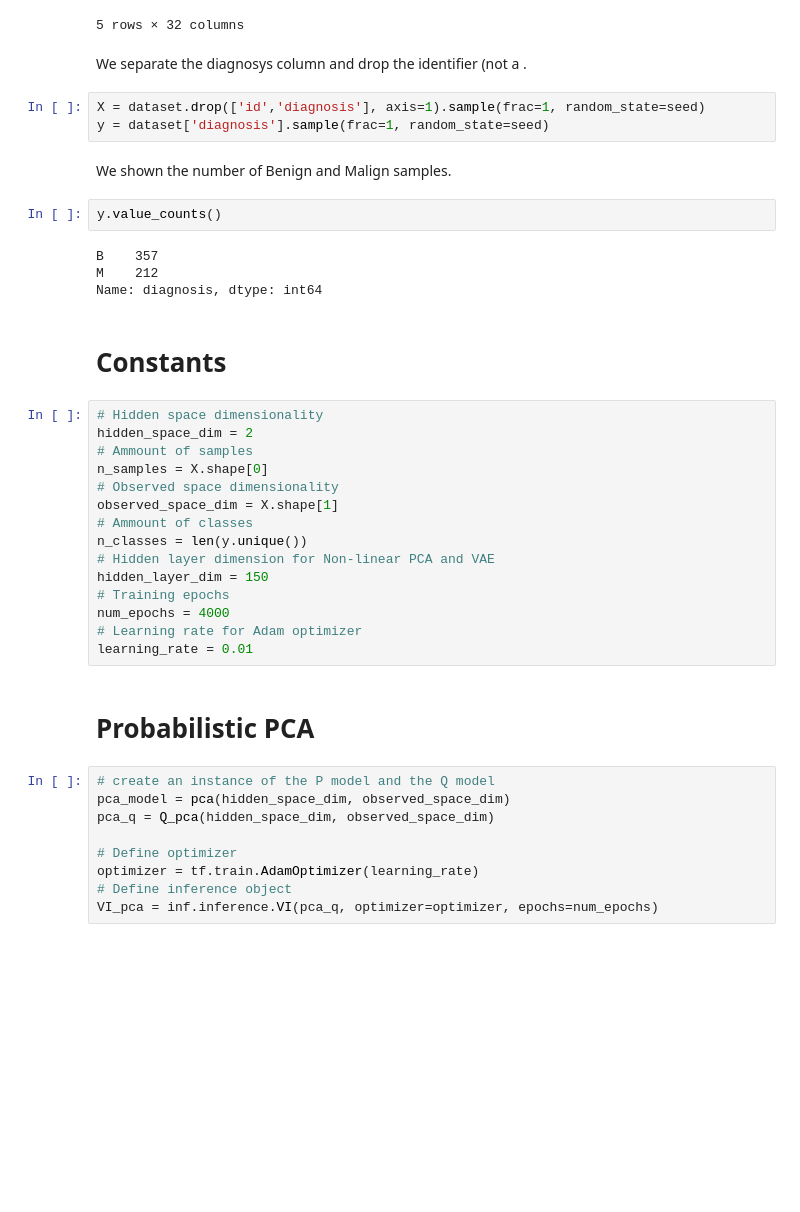
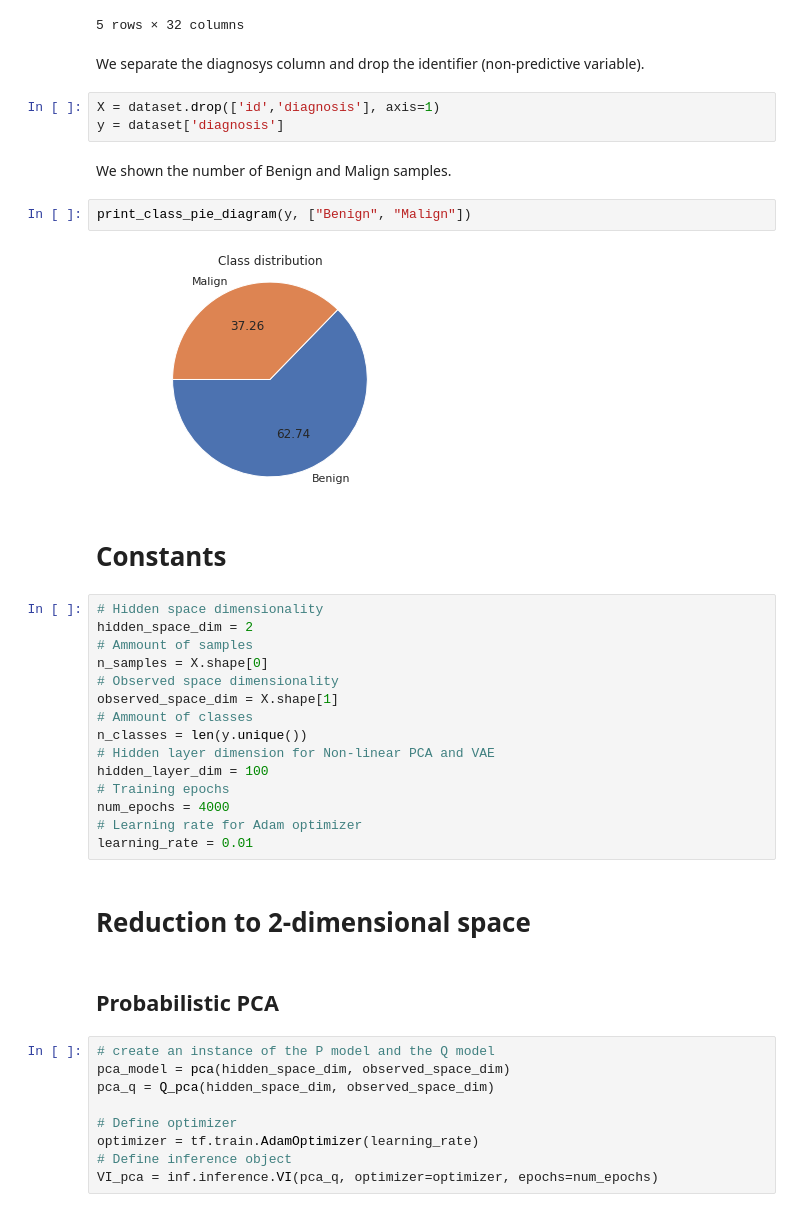
Before and after one commit to Ludvins/Statistical-Models-with-Variational-Methods, a Jupyter notebook: src/Breast_Cancer_Wisconsin_database_VI_dimensionality_reduction.ipynb, the cells around one changed output. Drawn from its saved outputs; the diff is of its cells as text; blank space fills up the shorter version.

```diff
--- a/src/Breast_Cancer_Wisconsin_database_VI_dimensionality_reduction.ipynb
+++ b/src/Breast_Cancer_Wisconsin_database_VI_dimensionality_reduction.ipynb
@@ -22,18 +27,16 @@ dataset.head()
 | 4 | 84358402 | M | 20.29 | 14.34 | 135.10 | 1297.0 | 0.10030 | ... |
 5 rows × 32 columns
 # %% [markdown]
-We separate the diagnosys column and drop the identifier (not a .
+We separate the diagnosys column and drop the identifier (non-predictive variable).
 # %%
-X = dataset.drop(['id','diagnosis'], axis=1).sample(frac=1, random_state=seed)
-y = dataset['diagnosis'].sample(frac=1, random_state=seed)
+X = dataset.drop(['id','diagnosis'], axis=1)
+y = dataset['diagnosis']
 # %% [markdown]
 We shown the number of Benign and Malign samples.
-# %%
-y.value_counts()
-# %% [output]
-B    357
-M    212
-Name: diagnosis, dtype: int64
+# %%
+print_class_pie_diagram(y, ["Benign", "Malign"])
+# %% [output]
+[figure, added]
 # %% [markdown]
 # Constants
 # %%
@@ -46,13 +49,15 @@ observed_space_dim = X.shape[1]
 # Ammount of classes
 n_classes = len(y.unique())
 # Hidden layer dimension for Non-linear PCA and VAE
-hidden_layer_dim = 150
+hidden_layer_dim = 100
 # Training epochs
 num_epochs = 4000
 # Learning rate for Adam optimizer
 learning_rate = 0.01
+# %% [markdown]
+# Reduction to 2-dimensional space
 # %% [markdown]
-# Probabilistic PCA
+## Probabilistic PCA
 # %%
 # create an instance of the P model and the Q model
 pca_model = pca(hidden_space_dim, observed_space_dim)
```
Also changed, not shown: parts of 38 cells of this notebook, 5 other files.
